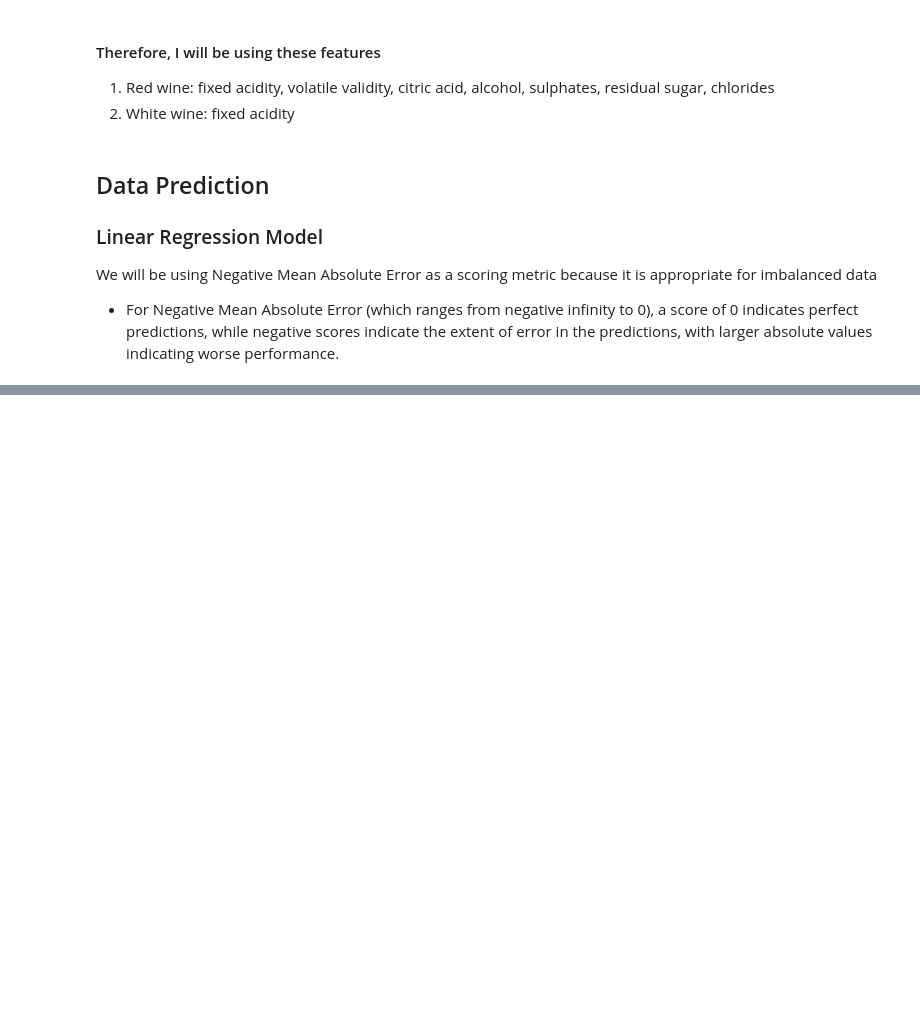
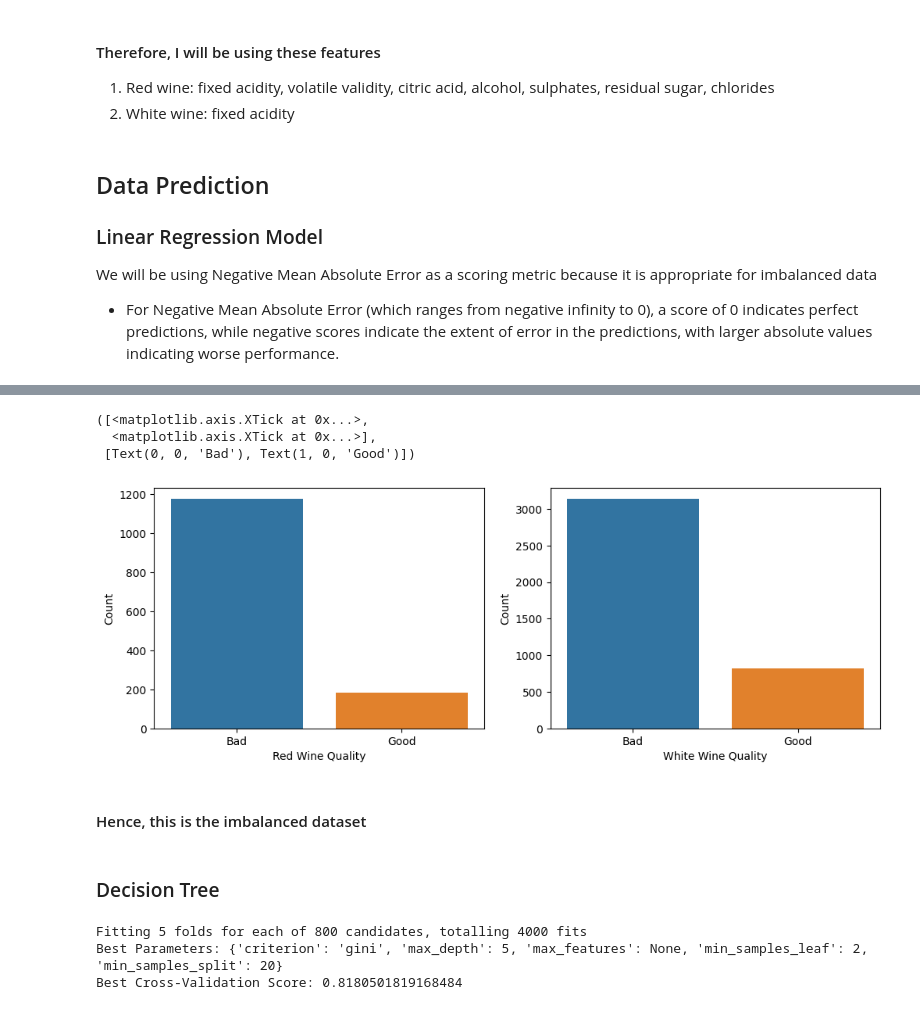
Before and after one commit to ProfessionalSalmon/wine-quality-prediction, a Jupyter notebook: winequality.ipynb, the cells around one changed output, grey strips where cells are left out. Saved outputs shown, nothing was run; the diff lists cells and outputs as text; code cells hidden in the pictures; blank space fills up the shorter version.

```diff
--- a/winequality.ipynb
+++ b/winequality.ipynb
@@ -350,0 +363,9 @@ Mean Accuracy for Red train dataset: 0.6752096756977118
+# %%
+X_red_capped_for_train = X_red_capped[['fixed acidity', 'volatile acidity', 'citric acid', 'alcohol', 'sulphates', 'residual sugar', 'chlorides']]
+y_red = red[['quality']]
+
+X_white_capped_for_train = X_white_capped[['fixed acidity']]
+y_white = white[['quality']]
+# %%
+y_red[['quality']] = np.where(y_red[['quality']] > 6.5, 1, 0) # 1 = good, 0 = bad
+y_white[['quality']] = np.where(y_white[['quality']] > 6.5, 1, 0)
@@ -350,0 +386,53 @@ Mean Accuracy for Red train dataset: 0.6752096756977118
+# %%
+plt.figure(figsize = (12, 4))
+
+xy_red = y_red['quality'].value_counts().sort_index() # this is used for x and y in sns.barplot
+xy_white = y_white['quality'].value_counts().sort_index()
+
+plt.subplot(1, 2, 1)
+sns.barplot(x = xy_red.index, y = xy_red.values, hue = xy_red.index, legend=False)
+plt.xlabel('Red Wine Quality')
+plt.ylabel('Count')
+plt.xticks([0, 1], ['Bad', 'Good'])
+
+plt.subplot(1, 2, 2)
+sns.barplot(x = xy_white.index, y = xy_white.values, hue = xy_white.index, legend=False)
+plt.xlabel('White Wine Quality')
+plt.ylabel('Count')
+plt.xticks([0, 1], ['Bad', 'Good'])
+# %% [output]
+([<matplotlib.axis.XTick at 0x...>,
+  <matplotlib.axis.XTick at 0x...>],
+ [Text(0, 0, 'Bad'), Text(1, 0, 'Good')])
+[figure, added]
+# %% [markdown]
+#### Hence, this is the imbalanced dataset
+# %% [markdown]
+### Decision Tree
+# %%
+# adjust for imbalanced data, giving more weight to minority class than before adjusting
+tree = DecisionTreeClassifier(random_state=42, class_weight='balanced') # balanced class weight help adjust weight for imbalanced dataset
+
+param_grid = {
+    'criterion': ['gini', 'entropy'],
+    'max_depth': [None, 5, 10, 15, 20],
+    'min_samples_split': [2, 5, 10, 20],
+    'min_samples_leaf': [1, 2, 5, 10],
+    'max_features': [None, 'sqrt', 'log2', 0.5, 0.75]
+}
+
+red_search = GridSearchCV(estimator=tree,
+                             param_grid=param_grid,
+                             scoring='roc_auc', # suits when class imbalance is present.
+                             cv=kf,
+                             verbose=2,
+                             n_jobs=-1)
+
+red_search.fit(X_train_red, y_train_red)
+
+print(f'Best Parameters: {red_search.best_params_}')
+print(f'Best Cross-Validation Score: {red_search.best_score_}')
+# %% [output]
+Fitting 5 folds for each of 800 candidates, totalling 4000 fits
+Best Parameters: {'criterion': 'gini', 'max_depth': 5, 'max_features': None, 'min_samples_leaf': 2, 'min_samples_split': 20}
+Best Cross-Validation Score: 0.8180501819168484
```
Also changed, not shown: parts of 18 cells of this notebook, 1 other file.
